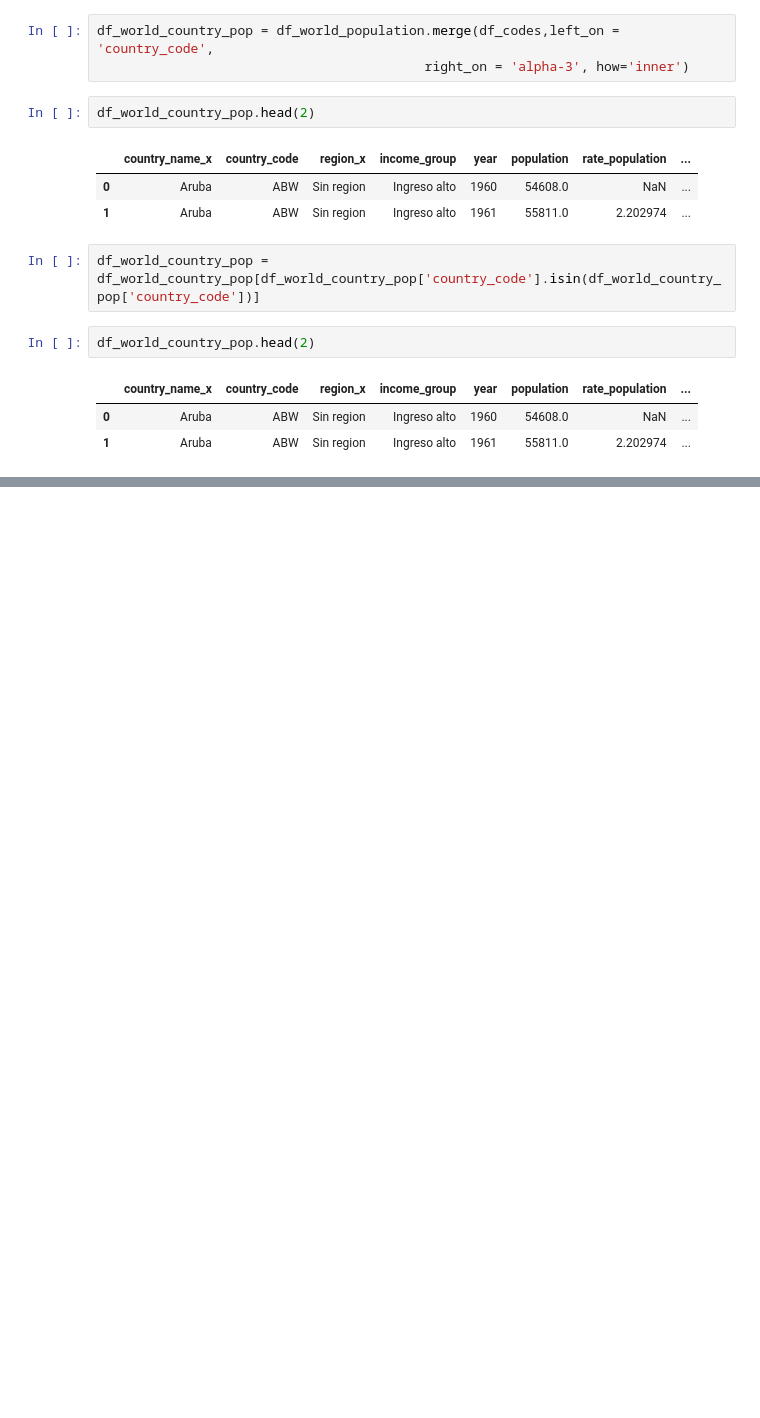
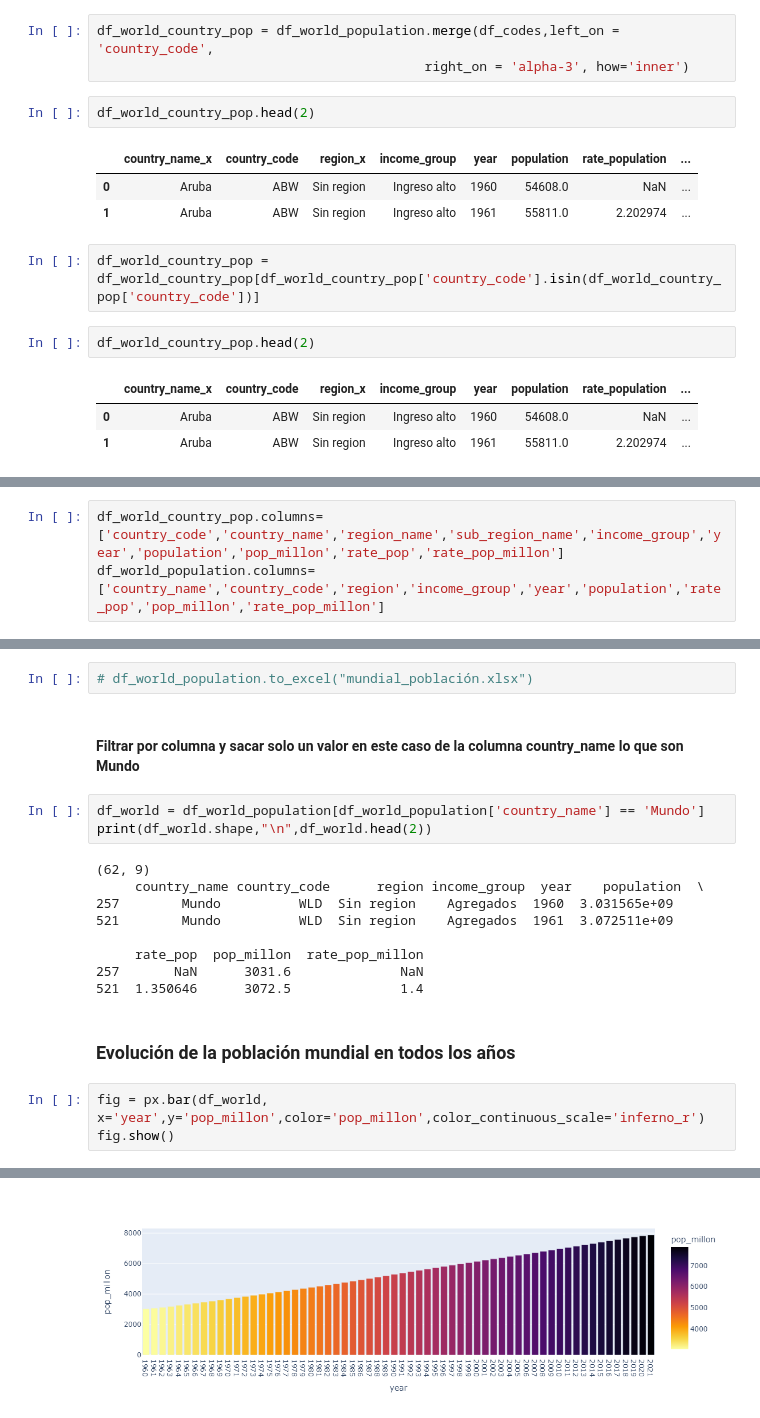
Before and after one commit to vasoto22/pythonetl, a Jupyter notebook: src/etl/transformacion.ipynb, the cells around one changed output, grey strips where cells are left out. Cells and saved outputs as stored; diff of their text form; blank space fills up the shorter version.

Commit message:
+semver:fix se terminan de organizar dataframe y se visualiza la data

```diff
--- a/src/etl/transformacion.ipynb
+++ b/src/etl/transformacion.ipynb
@@ -368,0 +379,3 @@ df_world_country_pop.head(2)
+# %%
+df_world_country_pop.columns=['country_code','country_name','region_name','sub_region_name','income_group','year','population','pop_millon','rate_pop','rate_pop_millon']
+df_world_population.columns=['country_name','country_code','region','income_group','year','population','rate_pop','pop_millon','rate_pop_millon']
@@ -368,0 +390,22 @@ df_world_country_pop.head(2)
+# %%
+# df_world_population.to_excel("mundial_población.xlsx")
+# %% [markdown]
+#### Filtrar por columna y sacar solo un valor en este caso de la columna country_name lo que son Mundo
+# %%
+df_world = df_world_population[df_world_population['country_name'] == 'Mundo']
+print(df_world.shape,"\n",df_world.head(2))
+# %% [output]
+(62, 9)
+     country_name country_code      region income_group  year    population  \
+257        Mundo          WLD  Sin region    Agregados  1960  3.031565e+09
+521        Mundo          WLD  Sin region    Agregados  1961  3.072511e+09
+
+     rate_pop  pop_millon  rate_pop_millon
+257       NaN      3031.6              NaN
+521  1.350646      3072.5              1.4
+# %% [markdown]
+### Evolución de la población mundial en todos los años
+# %%
+fig = px.bar(df_world, x='year',y='pop_millon',color='pop_millon',color_continuous_scale='inferno_r')
+fig.show()
+# %% [output]
@@ -368,0 +413 @@ df_world_country_pop.head(2)
+[figure, added]
```
Also changed, not shown: parts of 7 cells of this notebook, 2 other files.
